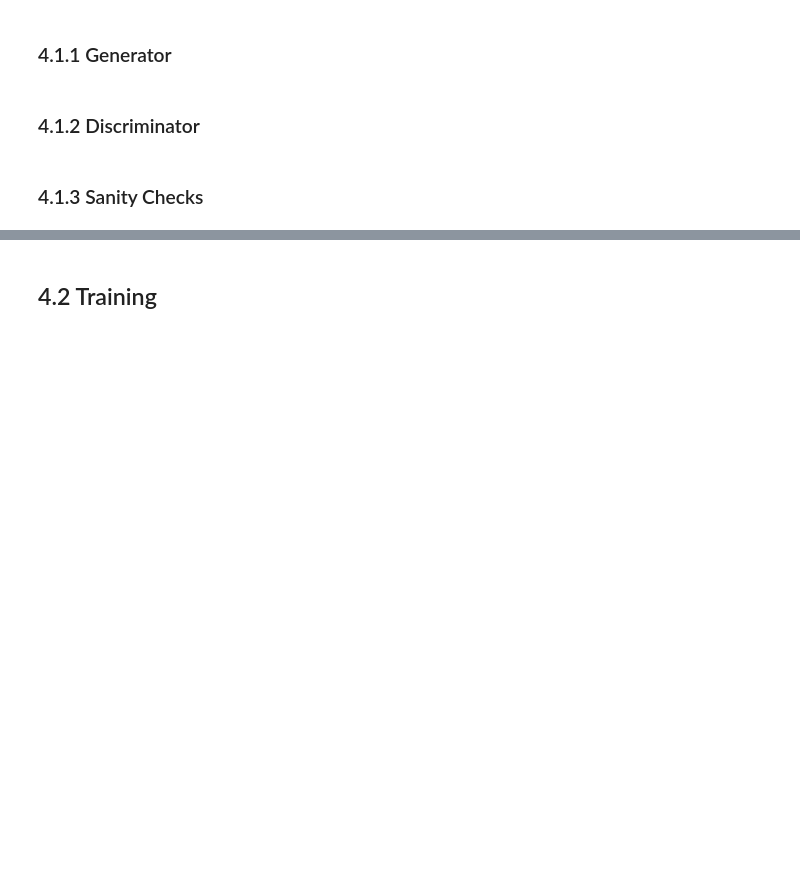
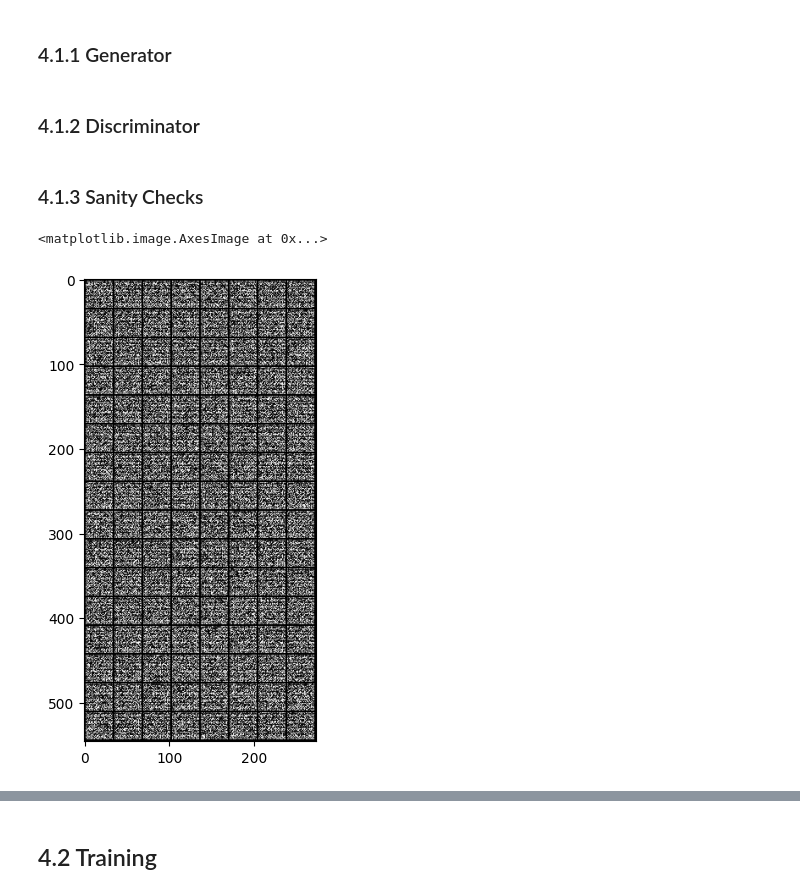
Before and after one commit to RootLeo00/rfdia-lectures, a Jupyter notebook: project2d/Cate_of_2_d_GANs.ipynb, the cells around one changed output, grey strips where cells are left out. Cells and saved outputs as stored; diff of their text form; code cells hidden in the pictures; blank space fills up the shorter version.

```diff
--- a/project2d/Cate_of_2_d_GANs.ipynb
+++ b/project2d/Cate_of_2_d_GANs.ipynb
@@ -423,3 +567,30 @@ class ConditionalGenerator(nn.Module):
+# %%
+class ConditionalGenerator(nn.Module):
+    def __init__(self, nz, nc, ngf, nchannels=1):
+        super().__init__()
+
+        # Transpose Convolution (256 filters, kernel 4, stride 1, padding 0, no bias) + Batch Norm + ReLU
+        self.upscaling_z = get_upscaling_block(nz, ngf*16, kernel=4, stride=1, padding=0) # branch 1
+        self.upscaling_c = get_upscaling_block(nc, ngf*16, kernel=4, stride=1, padding=0) # branch 2
+
+        self.rest_model = nn.Sequential(
+            # Concatenate branches 1 and 2 (256 + 256 channels)
+            get_upscaling_block(ngf*16 + ngf*16, ngf*16, kernel=4, stride=2, padding=1),
+            # Transpose Convolution (128 filters, kernel 4, stride 2, padding 1, no bias) + Batch Norm + ReLU
+            get_upscaling_block(ngf*16, ngf*8, kernel=4, stride=2, padding=1),
+            # Transpose Convolution (1 filter, kernel 4, stride 2, padding 1, no bias)
+            get_upscaling_block(ngf*8, nchannels, kernel=4, stride=2, padding=1, last_layer=True)
+        )
+
+    def forward(self, x, y):
+        x = x.unsqueeze(2).unsqueeze(2)
+        y = y.unsqueeze(2).unsqueeze(2)
+
+        x = self.upscaling_z(x)
+        y = self.upscaling_c(y)
+
+        combined = torch.cat([x, y], 1)
+        return self.rest_model(combined)
 # %% [markdown]
 ### 4.1.2 Discriminator
 # %%
@@ -464,12 +635,17 @@ class ConditionalDiscriminator(nn.Module):
 # %%
 # CONDITIONAL GENERATOR SANITY CHECKING
 
 z = torch.randn(batch_size, nz)
 y = F.one_hot(real_labels).float()
 
 cG = ConditionalGenerator(nz=nz, ngf=16, nc=10)
+assert cG(z,y).shape == (batch_size, 1, 32, 32)
+
 x_fake = cG(z, y)
 plt.imshow(transforms.ToPILImage()(make_grid(x_fake, nrow=8)))
+# %% [output]
+<matplotlib.image.AxesImage at 0x...>
+[figure, added]
 # %%
 # Conditional Discriminator Sanity Checking
 
```
Also changed, not shown: parts of 12 cells of this notebook, 1 other file.
